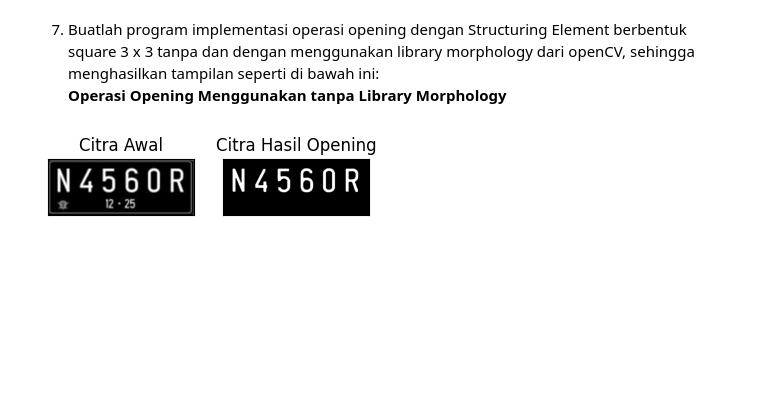
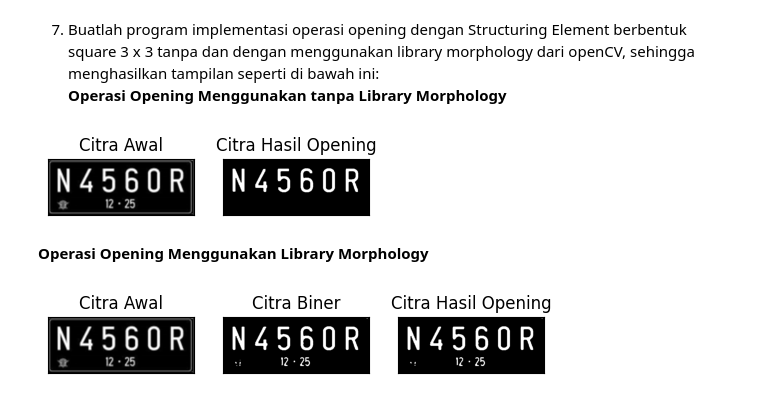
Before and after one commit to RizqiRHuda/PVCK_Semester5, a Jupyter notebook: week9.ipynb, the cells around one changed output. Drawn from its saved outputs; the diff is of its cells as text; code cells hidden in the pictures; blank space fills up the shorter version.

```diff
--- a/week9.ipynb
+++ b/week9.ipynb
@@ -150,3 +149,23 @@ plt.title('Citra Hasil Opening'), plt.xticks([]), plt.yticks([])
 plt.show()
 # %% [output]
 [figure]
+# %% [markdown]
+**Operasi Opening Menggunakan Library Morphology**
+# %%
+#Dengan Menggunakan Library
+img = cv2.imread('/content/drive/MyDrive/img_python/content/img_week8/plat nomer.jpg',0)
+ret, thresh = cv2.threshold(img, 127, 225, cv2.THRESH_BINARY)
+kernel = np.ones((3,3),np.uint8)
+openn = cv2.morphologyEx(thresh,cv2.MORPH_OPEN, kernel)
+
+plt.subplot(131),plt.imshow(img,cmap = 'gray')
+plt.title('Citra Awal'), plt.xticks([]), plt.yticks([])
+plt.subplot(132),plt.imshow(thresh,cmap = 'gray')
+plt.title('Citra Biner'), plt.xticks([]), plt.yticks([])
+plt.subplot(133),plt.imshow(openn,cmap = 'gray')
+plt.title('Citra Hasil Opening'), plt.xticks([]),
+plt.yticks([])
+
+plt.show()
+# %% [output]
+[figure, added]
```
Also changed, not shown: parts of 1 cell of this notebook.
